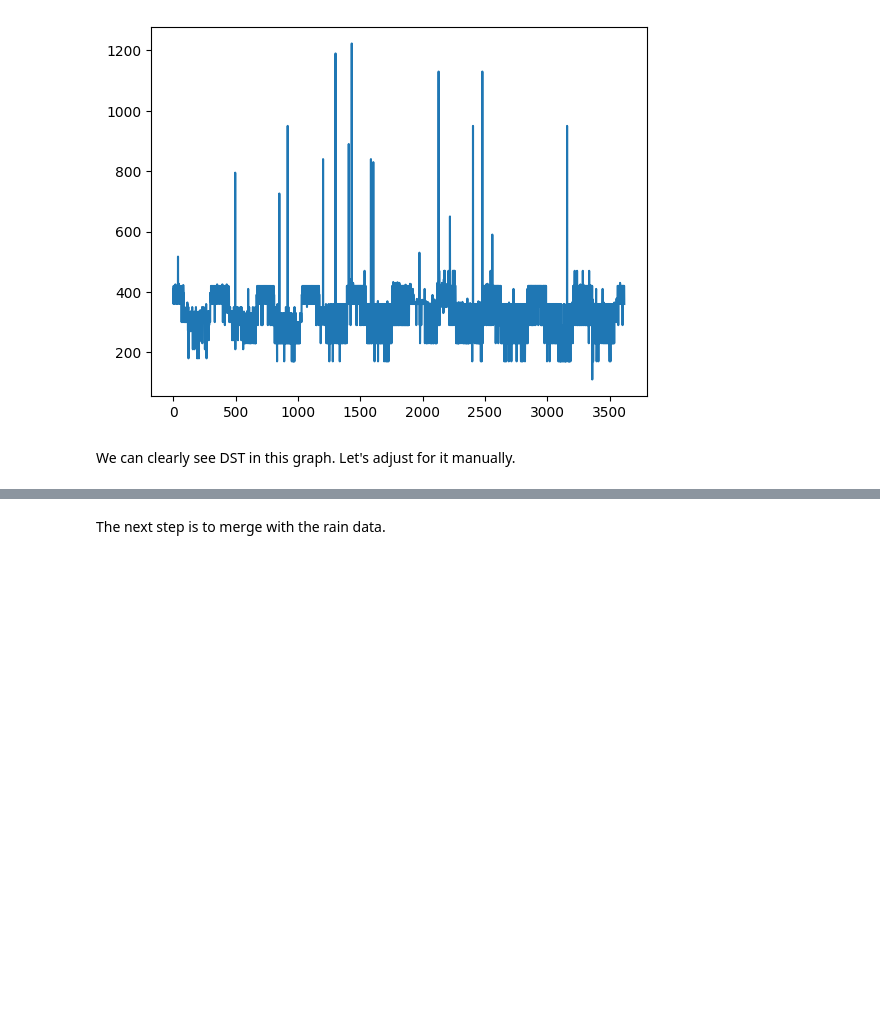
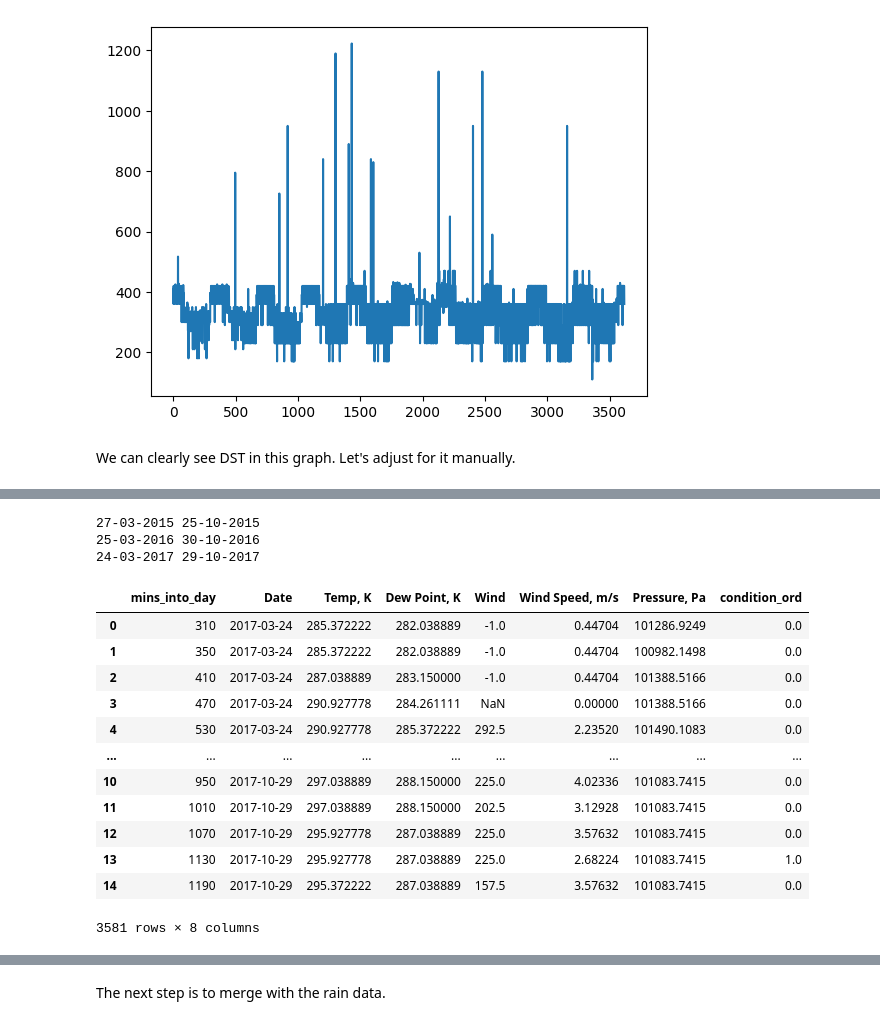
Before and after one commit to drybashlykov/weather_prediction, a Jupyter notebook: Data Preprocessing.ipynb, the cells around one changed output, grey strips where cells are left out. Saved outputs shown, nothing was run; the diff lists cells and outputs as text; code cells hidden in the pictures; blank space fills up the shorter version.

```diff
--- a/Data Preprocessing.ipynb
+++ b/Data Preprocessing.ipynb
@@ -133,0 +167,23 @@ DST_list = [["27-03-2015", "25-10-2015"],
+# %%
+for start, end in DST_list:
+    print(start, end)
+# %% [output]
+27-03-2015 25-10-2015
+25-03-2016 30-10-2016
+24-03-2017 29-10-2017
+# %%
+data_DST_corrected[start_mask & end_mask]
+# %% [output]
+|  | mins_into_day | Date | Temp, K | Dew Point, K | Wind | Wind Speed, m/s | Pressure, Pa | condition_ord |
+| 0 | 310 | 2017-03-24 | 285.372222 | 282.038889 | -1.0 | 0.44704 | 101286.9249 | 0.0 |
+| 1 | 350 | 2017-03-24 | 285.372222 | 282.038889 | -1.0 | 0.44704 | 100982.1498 | 0.0 |
+| 2 | 410 | 2017-03-24 | 287.038889 | 283.150000 | -1.0 | 0.44704 | 101388.5166 | 0.0 |
+| 3 | 470 | 2017-03-24 | 290.927778 | 284.261111 | NaN | 0.00000 | 101388.5166 | 0.0 |
+| 4 | 530 | 2017-03-24 | 290.927778 | 285.372222 | 292.5 | 2.23520 | 101490.1083 | 0.0 |
+| ... | ... | ... | ... | ... | ... | ... | ... | ... |
+| 10 | 950 | 2017-10-29 | 297.038889 | 288.150000 | 225.0 | 4.02336 | 101083.7415 | 0.0 |
+| 11 | 1010 | 2017-10-29 | 297.038889 | 288.150000 | 202.5 | 3.12928 | 101083.7415 | 0.0 |
+| 12 | 1070 | 2017-10-29 | 295.927778 | 287.038889 | 225.0 | 3.57632 | 101083.7415 | 0.0 |
+| 13 | 1130 | 2017-10-29 | 295.927778 | 287.038889 | 225.0 | 2.68224 | 101083.7415 | 1.0 |
+| 14 | 1190 | 2017-10-29 | 295.372222 | 287.038889 | 157.5 | 3.57632 | 101083.7415 | 0.0 |
+3581 rows × 8 columns
```
Also changed, not shown: parts of 8 cells of this notebook.
